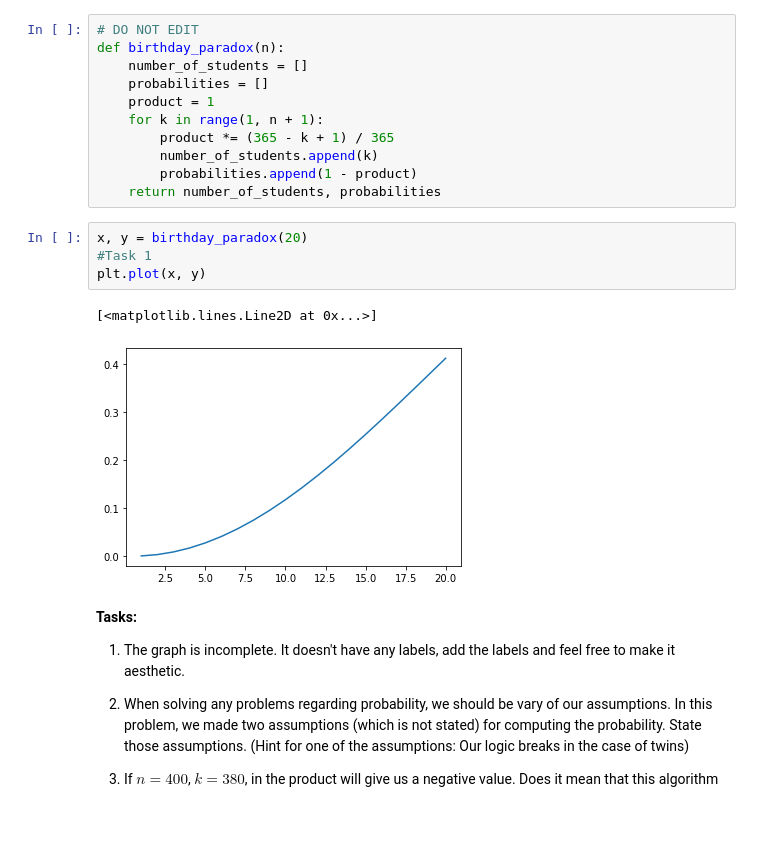
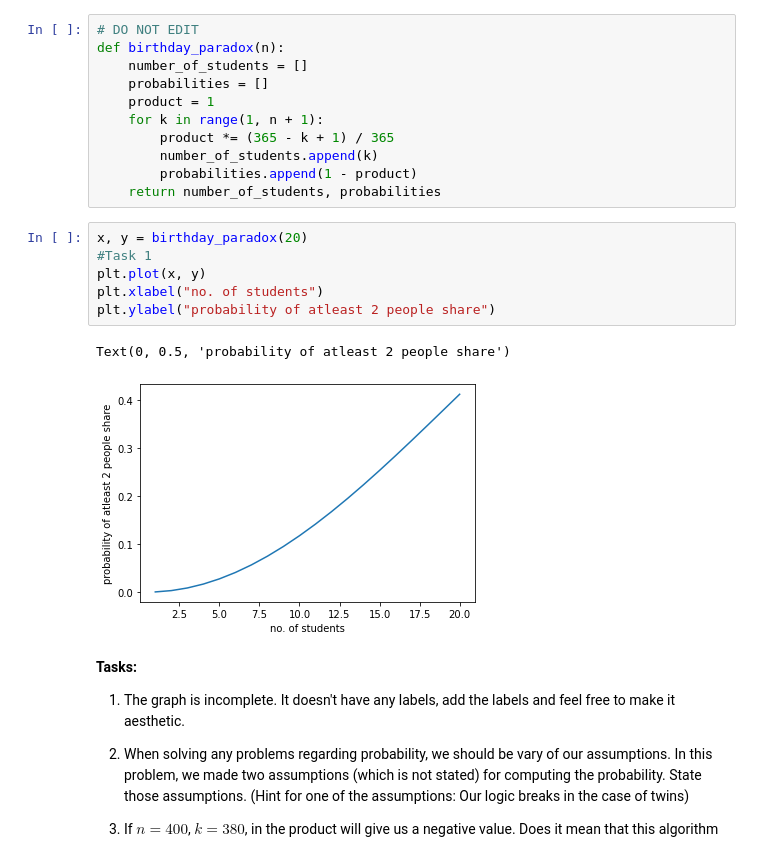
Before and after one commit to mj06879/Probability-and-Statistics-Projects, a Jupyter notebook: 1/Project_01_Unsolved.ipynb, the cells around one changed output. Saved outputs shown, nothing was run; the diff lists cells and outputs as text; blank space fills up the shorter version.

```diff
--- a/1/Project_01_Unsolved.ipynb
+++ b/1/Project_01_Unsolved.ipynb
@@ -362,10 +362,12 @@ def birthday_paradox(n):
 # %%
 x, y = birthday_paradox(20)
 #Task 1
 plt.plot(x, y)
+plt.xlabel("no. of students")
+plt.ylabel("probability of atleast 2 people share")
 # %% [output]
-[<matplotlib.lines.Line2D at 0x...>]
+Text(0, 0.5, 'probability of atleast 2 people share')
-[figure, old version]
+[figure, new version]
 # %% [markdown]
 **Tasks:**
 
```
Also changed, not shown: parts of 5 cells of this notebook.
